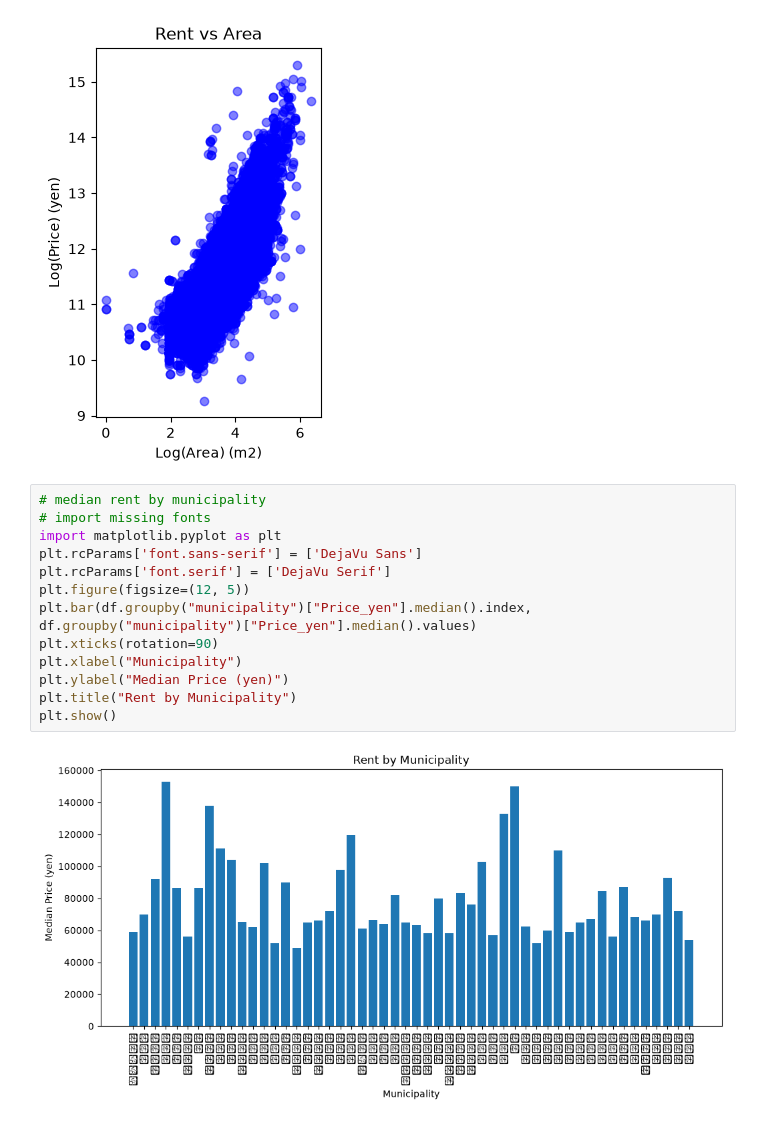
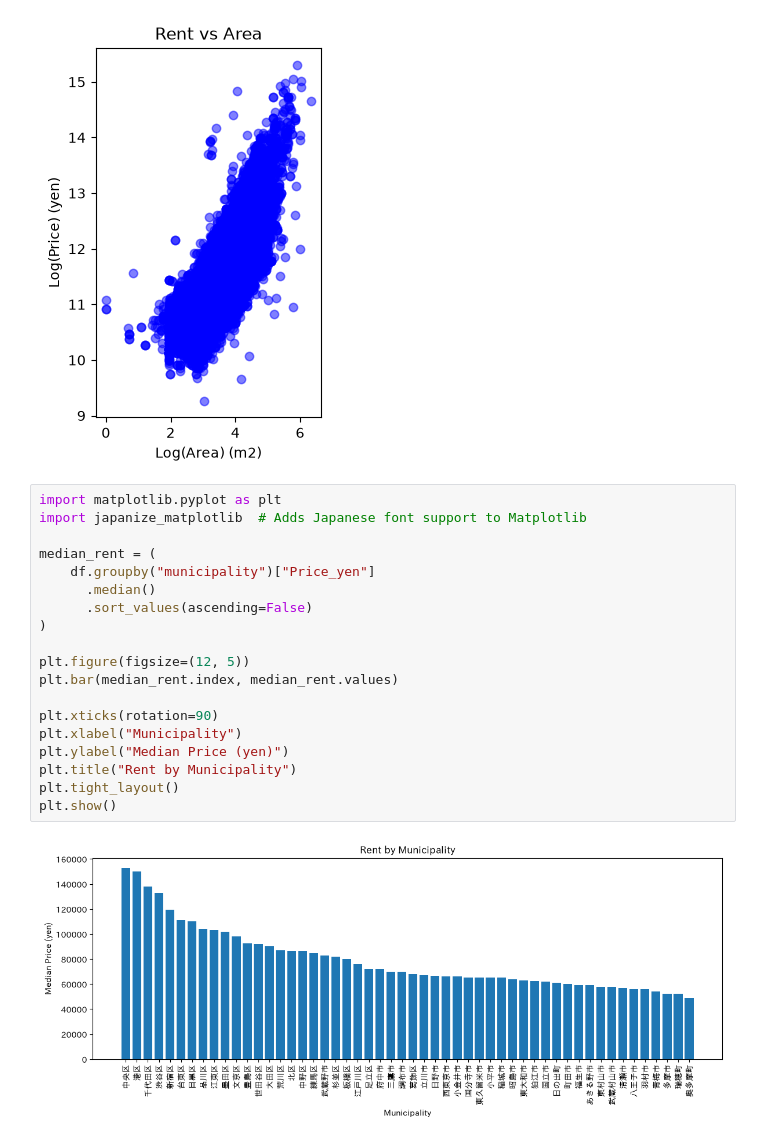
Before and after one commit to PraiZthelord/tokyo-rental-intelligence, a Jupyter notebook: notebooks/05_EDA.ipynb, the cells around one changed output. Saved outputs shown, nothing was run; the diff lists cells and outputs as text.

```diff
--- a/notebooks/05_EDA.ipynb
+++ b/notebooks/05_EDA.ipynb
@@ -63,17 +61,23 @@ plt.show()
 [figure]
 [figure]
 # %%
-# median rent by municipality
-# import missing fonts
 import matplotlib.pyplot as plt
-plt.rcParams['font.sans-serif'] = ['DejaVu Sans']
-plt.rcParams['font.serif'] = ['DejaVu Serif']
+import japanize_matplotlib  # Adds Japanese font support to Matplotlib
+
+median_rent = (
+    df.groupby("municipality")["Price_yen"]
+      .median()
+      .sort_values(ascending=False)
+)
+
 plt.figure(figsize=(12, 5))
-plt.bar(df.groupby("municipality")["Price_yen"].median().index, df.groupby("municipality")["Price_yen"].median().values)
+plt.bar(median_rent.index, median_rent.values)
+
 plt.xticks(rotation=90)
 plt.xlabel("Municipality")
 plt.ylabel("Median Price (yen)")
 plt.title("Rent by Municipality")
+plt.tight_layout()
 plt.show()
 # %% [output]
-[figure, old version]
+[figure, new version]
```
Also changed, not shown: parts of 3 cells of this notebook, 3 other files.
